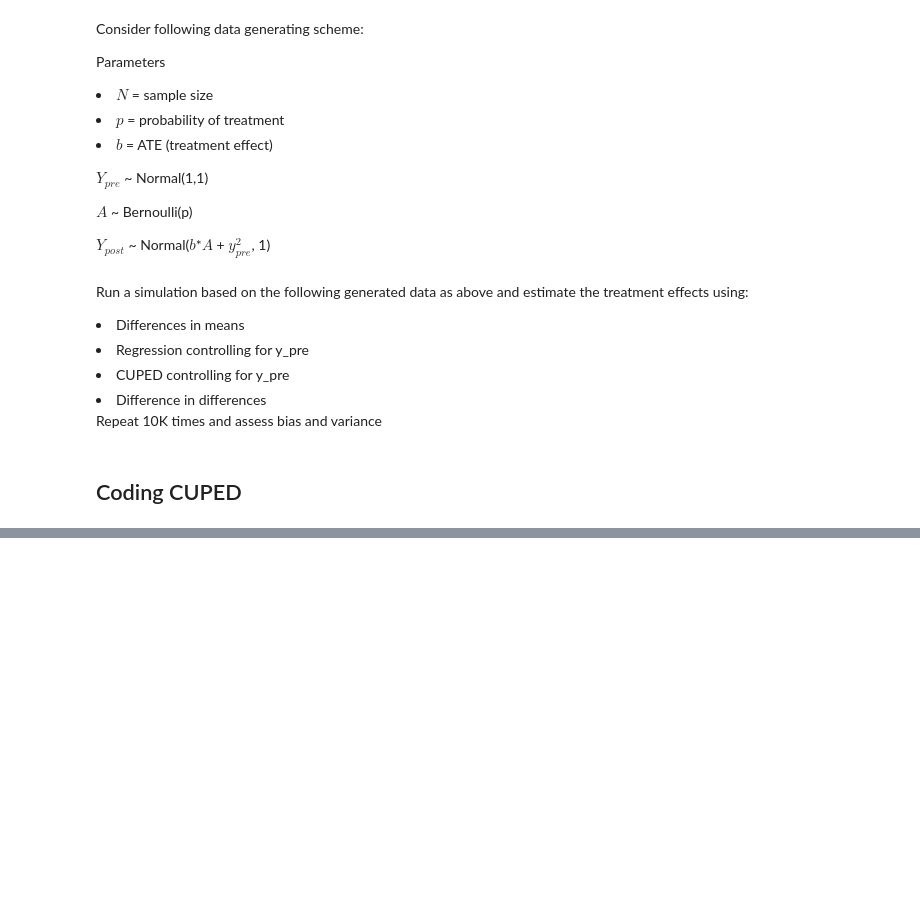
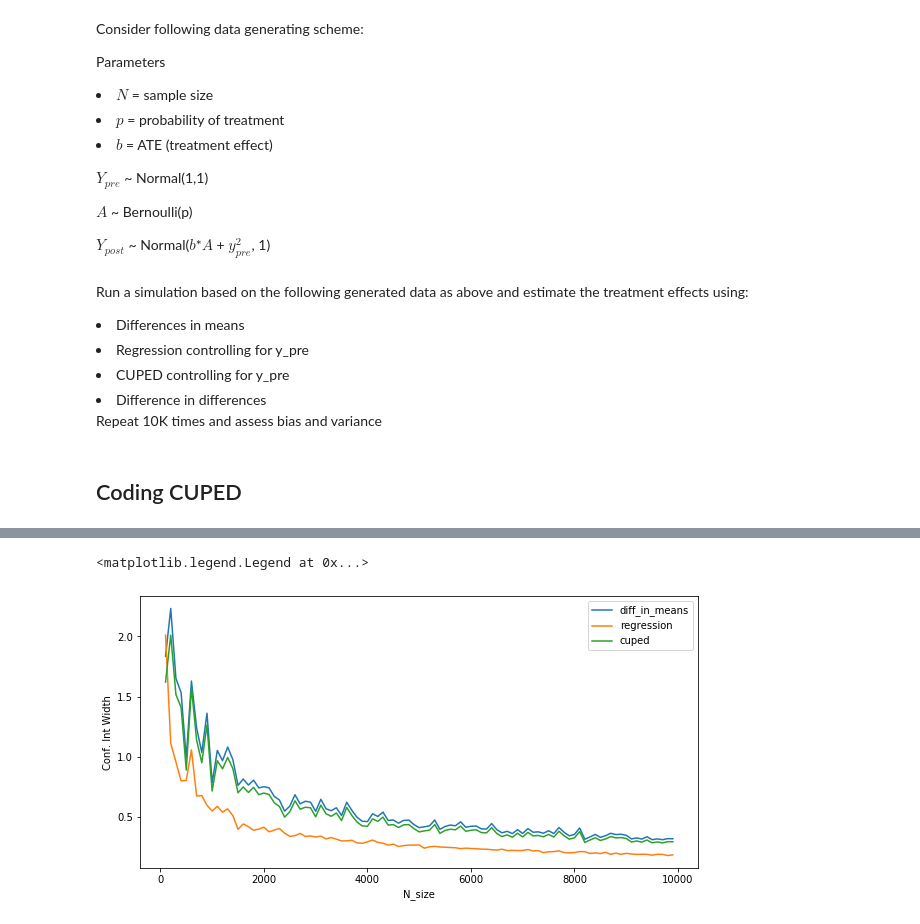
Before and after one commit to punyupunyu/causal_inference_exercises, a Jupyter notebook: simulations_variance_vs_bias.ipynb, the cells around one changed output, grey strips where cells are left out. Cells and saved outputs as stored; diff of their text form; code cells hidden in the pictures; blank space fills up the shorter version.

```diff
--- a/simulations_variance_vs_bias.ipynb
+++ b/simulations_variance_vs_bias.ipynb
@@ -109,0 +182,19 @@ len(A)
+# %%
+fig, ax = plt.subplots(figsize=(10,5))
+
+for m in mydata['method'].unique():
+
+    x = mydata[mydata['method'] == m]['N'].values
+    y = mydata[mydata['method'] == m]['conf_width'].values
+
+    ax.plot(x,y, label = m)
+# ax.set_title(m)s
+ax.set_xlabel('N_size')
+ax.set_ylabel('Conf. Int Width')
+ax.legend()
+
+
+# mydata[mydata['method'] == 'diff_in_means'].plot(x = 'N', y = 'observed_treatment_effect')
+# %% [output]
+<matplotlib.legend.Legend at 0x...>
+[figure, added]
```
Also changed, not shown: parts of 12 cells of this notebook.
